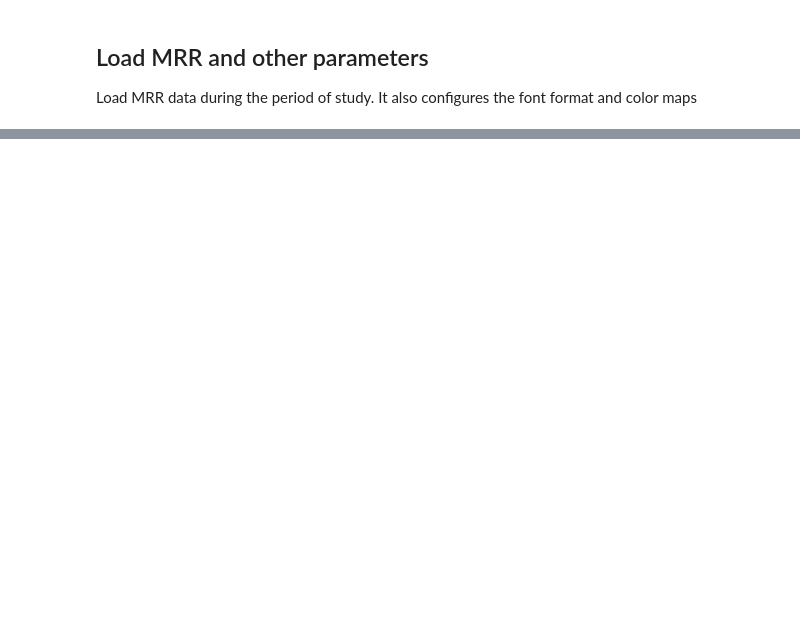
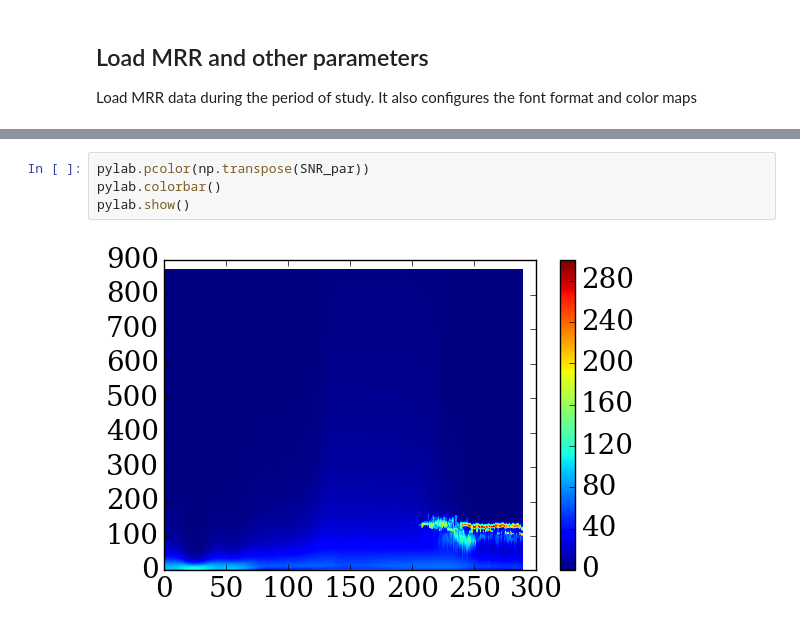
Before and after one commit to cduranalarcon/Lidar_DDU, a Jupyter notebook: Notebooks/Lidar_Raw_to_Classif.ipynb, the cells around one changed output, grey strips where cells are left out. Drawn from its saved outputs; the diff is of its cells as text; blank space fills up the shorter version.

```diff
--- a/Notebooks/Lidar_Raw_to_Classif.ipynb
+++ b/Notebooks/Lidar_Raw_to_Classif.ipynb
@@ -64,0 +318,6 @@ cmap2 = pylab.cm.get_cmap(cmap.name,8)
+# %%
+pylab.pcolor(np.transpose(SNR_par))
+pylab.colorbar()
+pylab.show()
+# %% [output]
+[figure, added]
```
Also changed, not shown: parts of 17 cells of this notebook.
